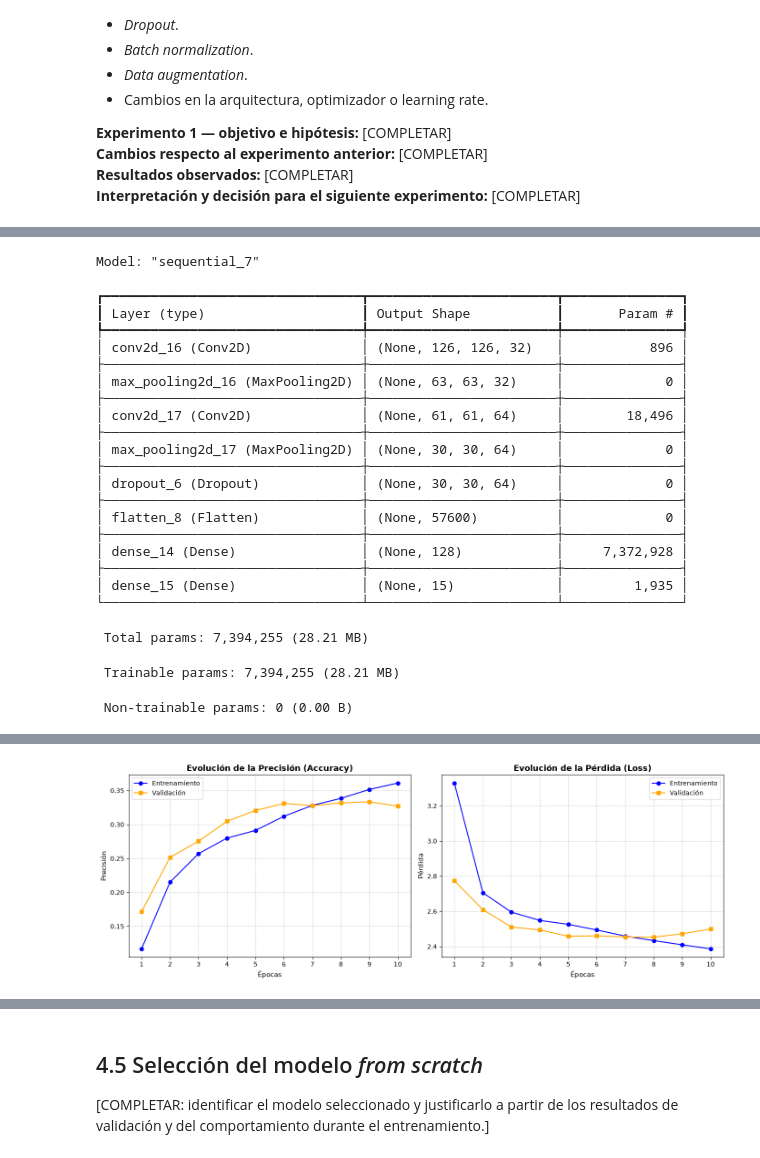
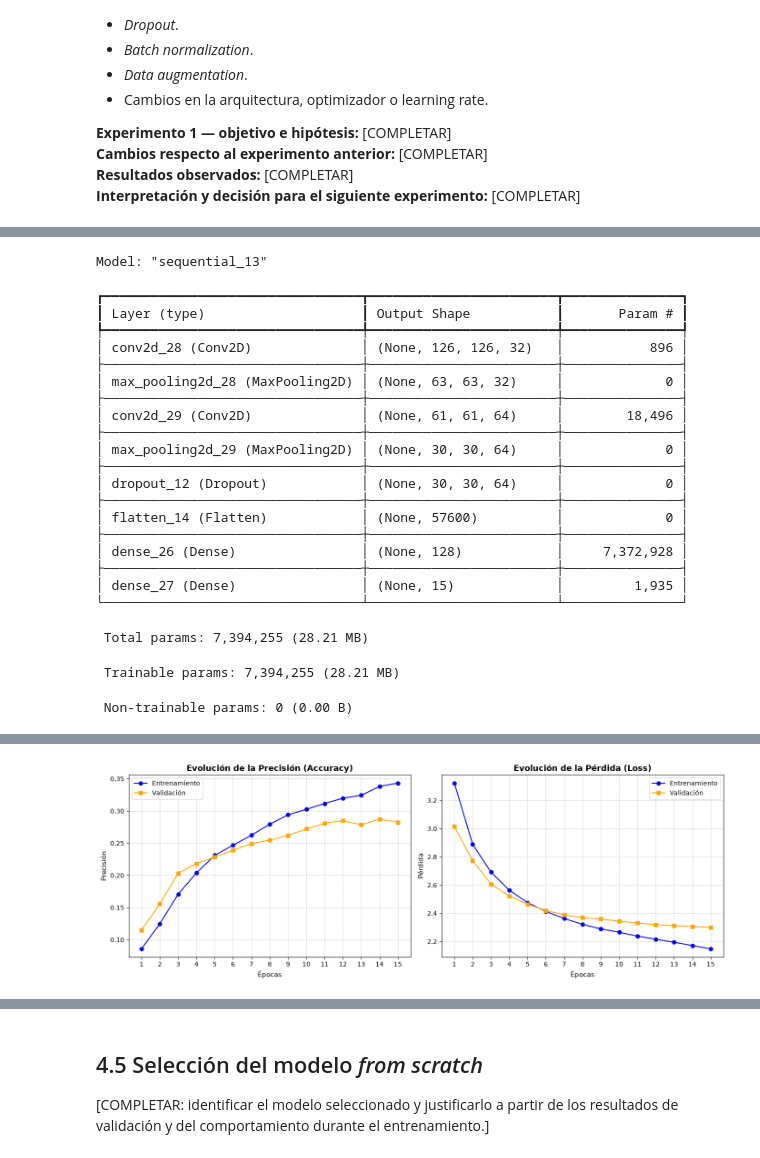
Before and after one commit to bhuvanarangaiah/07MIAR-CNN-Redes-Neuronales-2026, a Jupyter notebook: Plantilla_Proyecto_07MIAR.ipynb, the cells around one changed output, grey strips where cells are left out. Cells and saved outputs as stored; diff of their text form; code cells hidden in the pictures.

```diff
--- a/Plantilla_Proyecto_07MIAR.ipynb
+++ b/Plantilla_Proyecto_07MIAR.ipynb
@@ -446,6 +693,7 @@ Realizar experimentos que permitan estudiar el efecto de las decisiones de dise
 # Mantener un registro de configuración y resultados de cada experimento.
 from tensorflow.keras.callbacks import EarlyStopping
 from tensorflow.keras import layers, models, regularizers, callbacks
+from tensorflow.keras.optimizers import Adam
 
 cnn_HAR_dropout_dense = Sequential([ #agregue una capa dropout y una extra de densas
     layers.Conv2D(32, (3, 3), activation="relu", input_shape=(128, 128, 3)),
@@ -456,7 +704,7 @@ cnn_HAR_dropout_dense = Sequential([ #agregue una capa dropout y una extra de de
     layers.Dropout(0.3),
 
     layers.Flatten(),
-    layers.Dense(128, activation="relu",kernel_regularizer=regularizers.l2(0.01)),
+    layers.Dense(128, activation="relu",kernel_regularizer=regularizers.l2(0.004)), # Cambio de tasa para el regularizador
     layers.Dense(15, activation="softmax")
 ])
 
@@ -467,8 +715,10 @@ early_stop = EarlyStopping(
     restore_best_weights=True
 )
 
+optimizer = Adam(learning_rate=0.0001)
+
 cnn_HAR_dropout_dense.compile(
-    optimizer="adam",
+    optimizer=optimizer,
     loss="sparse_categorical_crossentropy",
     metrics=["accuracy"]
 )
@@ -479,7 +729,8 @@ history_cnn_HAR_dropout_dense = cnn_HAR_dropout_dense.fit(
     epochs=15,
     batch_size=128,
     callbacks=[early_stop],
-    validation_split=0.1
+    validation_split=0.1,
+
 )
 
 history_dict = history_cnn_HAR_dropout_dense.history
@@ -520,25 +771,25 @@ ax2.legend()
 plt.tight_layout()
 plt.show()
 # %% [output]
-Model: "sequential_7"
+Model: "sequential_13"
 ┏━━━━━━━━━━━━━━━━━━━━━━━━━━━━━━━━━┳━━━━━━━━━━━━━━━━━━━━━━━━┳━━━━━━━━━━━━━━━┓
 ┃ Layer (type)                    ┃ Output Shape           ┃       Param # ┃
 ┡━━━━━━━━━━━━━━━━━━━━━━━━━━━━━━━━━╇━━━━━━━━━━━━━━━━━━━━━━━━╇━━━━━━━━━━━━━━━┩
-│ conv2d_16 (Conv2D)              │ (None, 126, 126, 32)   │           896 │
+│ conv2d_28 (Conv2D)              │ (None, 126, 126, 32)   │           896 │
 ├─────────────────────────────────┼────────────────────────┼───────────────┤
-│ max_pooling2d_16 (MaxPooling2D) │ (None, 63, 63, 32)     │             0 │
+│ max_pooling2d_28 (MaxPooling2D) │ (None, 63, 63, 32)     │             0 │
 ├─────────────────────────────────┼────────────────────────┼───────────────┤
-│ conv2d_17 (Conv2D)              │ (None, 61, 61, 64)     │        18,496 │
+│ conv2d_29 (Conv2D)              │ (None, 61, 61, 64)     │        18,496 │
 ├─────────────────────────────────┼────────────────────────┼───────────────┤
-│ max_pooling2d_17 (MaxPooling2D) │ (None, 30, 30, 64)     │             0 │
+│ max_pooling2d_29 (MaxPooling2D) │ (None, 30, 30, 64)     │             0 │
 ├─────────────────────────────────┼────────────────────────┼───────────────┤
-│ dropout_6 (Dropout)             │ (None, 30, 30, 64)     │             0 │
+│ dropout_12 (Dropout)            │ (None, 30, 30, 64)     │             0 │
 ├─────────────────────────────────┼────────────────────────┼───────────────┤
-│ flatten_8 (Flatten)             │ (None, 57600)          │             0 │
+│ flatten_14 (Flatten)            │ (None, 57600)          │             0 │
 ├─────────────────────────────────┼────────────────────────┼───────────────┤
-│ dense_14 (Dense)                │ (None, 128)            │     7,372,928 │
+│ dense_26 (Dense)                │ (None, 128)            │     7,372,928 │
 ├─────────────────────────────────┼────────────────────────┼───────────────┤
-│ dense_15 (Dense)                │ (None, 15)             │         1,935 │
+│ dense_27 (Dense)                │ (None, 15)             │         1,935 │
 └─────────────────────────────────┴────────────────────────┴───────────────┘
  Total params: 7,394,255 (28.21 MB)
  Trainable params: 7,394,255 (28.21 MB)
@@ -566 +814 @@ Epoch 10/15
-[figure, old version]
+[figure, new version]
```
Also changed, not shown: parts of 6 cells of this notebook.
